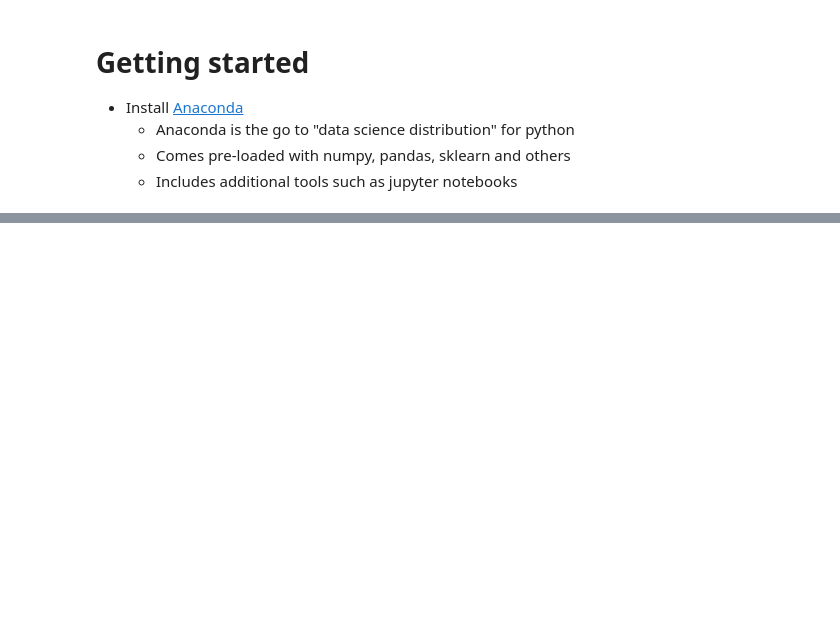
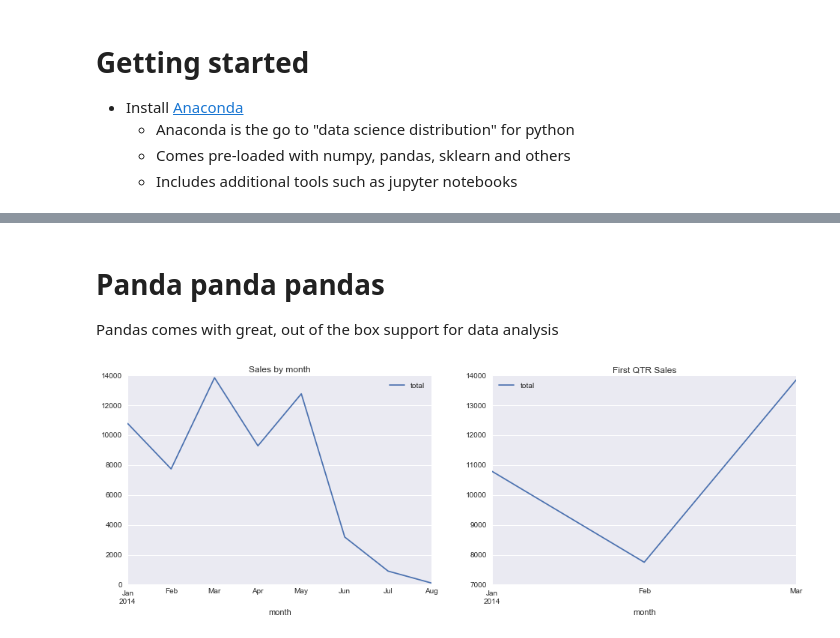
Before and after one commit to brianzy/presentations, a Jupyter notebook: python-for-data-science/python-for-data-science.ipynb, the cells around one changed output, grey strips where cells are left out. Cells and saved outputs as stored; diff of their text form; code cells hidden in the pictures; blank space fills up the shorter version.

```diff
--- a/python-for-data-science/python-for-data-science.ipynb
+++ b/python-for-data-science/python-for-data-science.ipynb
@@ -118,8 +10,0 @@ Hi
-# %%
-import pandas as pd
-%matplotlib inline
-import seaborn as sns
-
-data = pd.Series([1,2,3,4,5,6,7])
-data.plot();
-print data.mean()
@@ -128,0 +145,7 @@ print data.mean()
+# %%
+import psycopg2 as psql
+
+connection = psql.connect(host="host",
+                     user="user",
+                     password="psw",
+                     dbname="database")
@@ -128,0 +167,10 @@ print data.mean()
+# %%
+# this can be re-used with an query and any connection
+
+def query(dbconn, script):
+        with open(script,'r') as sql:
+            query = sql.read()
+        data = pd.read_sql(query, dbconn)
+        return data
+
+aw_db = query(connection, "queries/adventureworks.sql")
@@ -128,0 +201,16 @@ print data.mean()
+# %% [markdown]
+# Panda panda pandas
+Pandas comes with great, out of the box support for data analysis
+# %%
+import matplotlib.pyplot as plt
+import seaborn as sns
+%matplotlib inline
+
+fig, axs = plt.subplots(1,2,figsize=(16,5))
+
+aw_db = aw_db.set_index(pd.DatetimeIndex(aw_db['month']))
+aw_db.resample('M').sum().plot(ax=axs[0], title="Sales by month");
+
+aw_db["2014-01":"2014-03"].resample('M').sum().plot(ax=axs[1], title="First QTR Sales");
+# %% [output]
+[figure, added]
```
Also changed, not shown: parts of 42 cells of this notebook, 11 other files.
